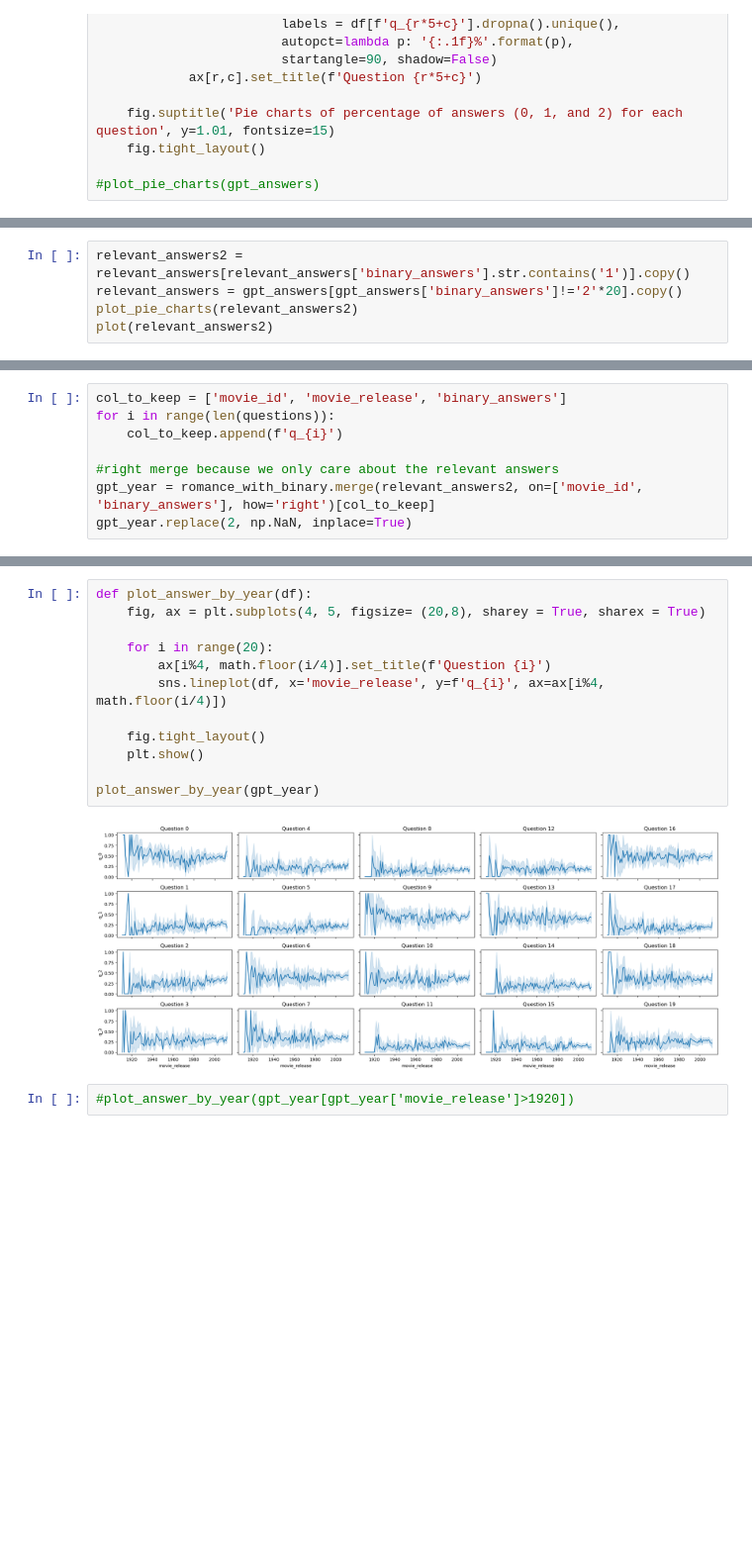
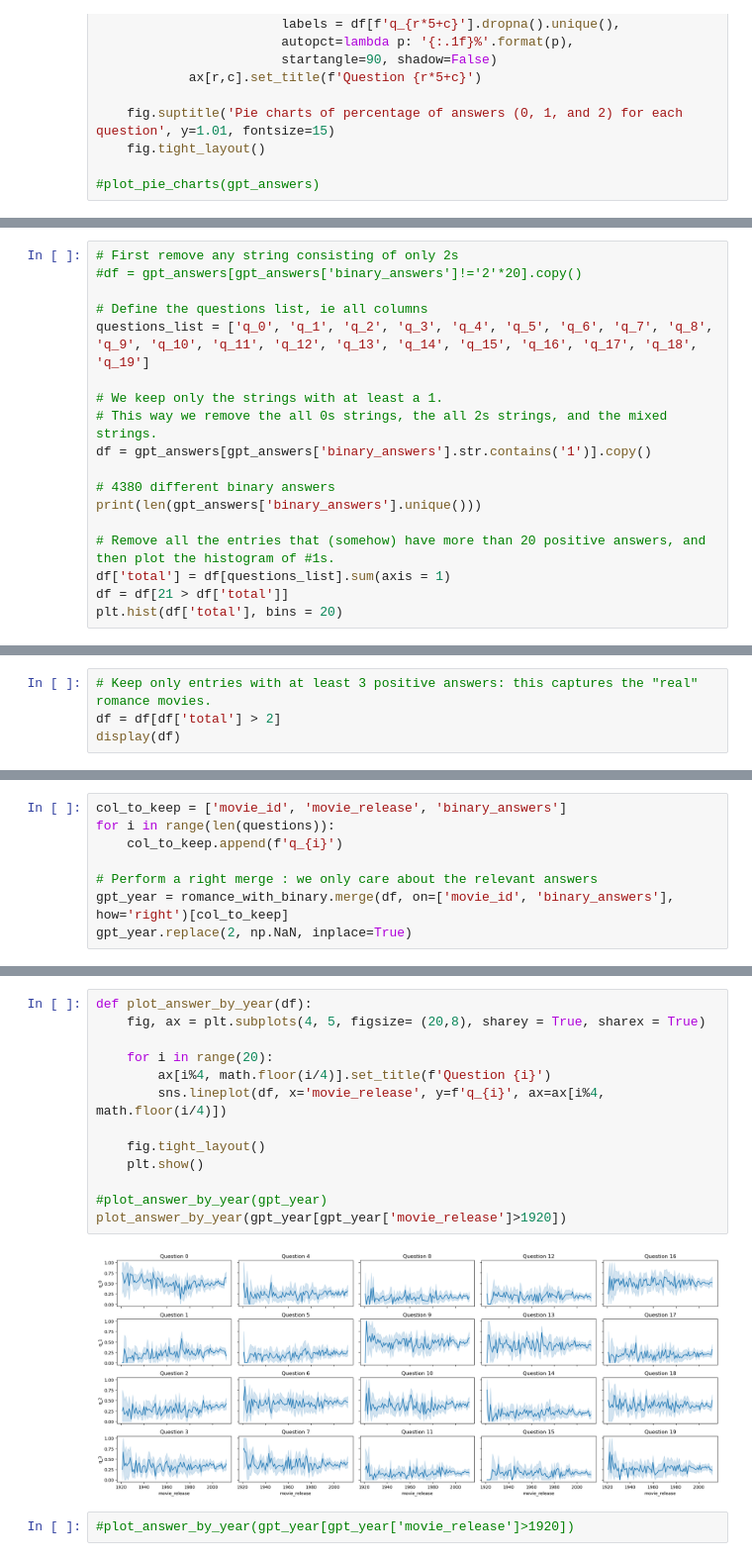
Before and after one commit to epfl-ada/ada-2023-project-theredpandada5, a Jupyter notebook: data_story.ipynb, the cells around one changed output, grey strips where cells are left out. Shown at 99% size. Cells and saved outputs as stored; diff of their text form; blank space fills up the shorter version.

```diff
--- a/data_story.ipynb
+++ b/data_story.ipynb
@@ -113,6 +117,19 @@ def plot_pie_charts(df):
 # %%
-relevant_answers2 = relevant_answers[relevant_answers['binary_answers'].str.contains('1')].copy()
-relevant_answers = gpt_answers[gpt_answers['binary_answers']!='2'*20].copy()
-plot_pie_charts(relevant_answers2)
-plot(relevant_answers2)
+# First remove any string consisting of only 2s
+#df = gpt_answers[gpt_answers['binary_answers']!='2'*20].copy()
+
+# Define the questions list, ie all columns
+questions_list = ['q_0', 'q_1', 'q_2', 'q_3', 'q_4', 'q_5', 'q_6', 'q_7', 'q_8', 'q_9', 'q_10', 'q_11', 'q_12', 'q_13', 'q_14', 'q_15', 'q_16', 'q_17', 'q_18', 'q_19']
+
+# We keep only the strings with at least a 1.
+# This way we remove the all 0s strings, the all 2s strings, and the mixed strings.
+df = gpt_answers[gpt_answers['binary_answers'].str.contains('1')].copy()
+
+# 4380 different binary answers
+print(len(gpt_answers['binary_answers'].unique()))
+
+# Remove all the entries that (somehow) have more than 20 positive answers, and then plot the histogram of #1s.
+df['total'] = df[questions_list].sum(axis = 1)
+df = df[21 > df['total']]
+plt.hist(df['total'], bins = 20)
 # %% [output]
@@ -120,0 +146,4 @@ plot(relevant_answers2)
+# %%
+# Keep only entries with at least 3 positive answers: this captures the "real" romance movies.
+df = df[df['total'] > 2]
+display(df)
@@ -123,6 +172,6 @@ col_to_keep = ['movie_id', 'movie_release', 'binary_answers']
 for i in range(len(questions)):
     col_to_keep.append(f'q_{i}')
 
-#right merge because we only care about the relevant answers
-gpt_year = romance_with_binary.merge(relevant_answers2, on=['movie_id', 'binary_answers'], how='right')[col_to_keep]
+# Perform a right merge : we only care about the relevant answers
+gpt_year = romance_with_binary.merge(df, on=['movie_id', 'binary_answers'], how='right')[col_to_keep]
 gpt_year.replace(2, np.NaN, inplace=True)
@@ -129,16 +180,17 @@ gpt_year.replace(2, np.NaN, inplace=True)
 # %%
 def plot_answer_by_year(df):
     fig, ax = plt.subplots(4, 5, figsize= (20,8), sharey = True, sharex = True)
 
     for i in range(20):
         ax[i%4, math.floor(i/4)].set_title(f'Question {i}')
         sns.lineplot(df, x='movie_release', y=f'q_{i}', ax=ax[i%4, math.floor(i/4)])
 
     fig.tight_layout()
     plt.show()
 
-plot_answer_by_year(gpt_year)
+#plot_answer_by_year(gpt_year)
+plot_answer_by_year(gpt_year[gpt_year['movie_release']>1920])
 # %% [output]
-[figure, old version]
+[figure, new version]
 # %%
 #plot_answer_by_year(gpt_year[gpt_year['movie_release']>1920])
```
Also changed, not shown: parts of 33 cells of this notebook.
